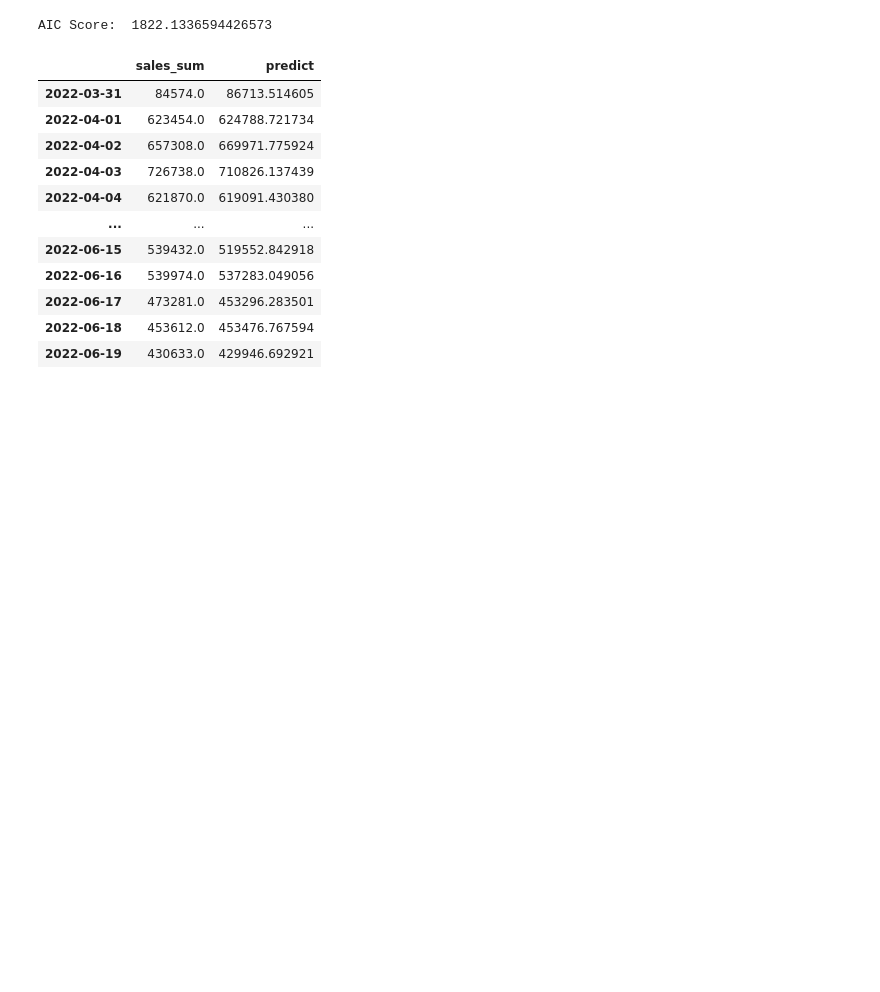
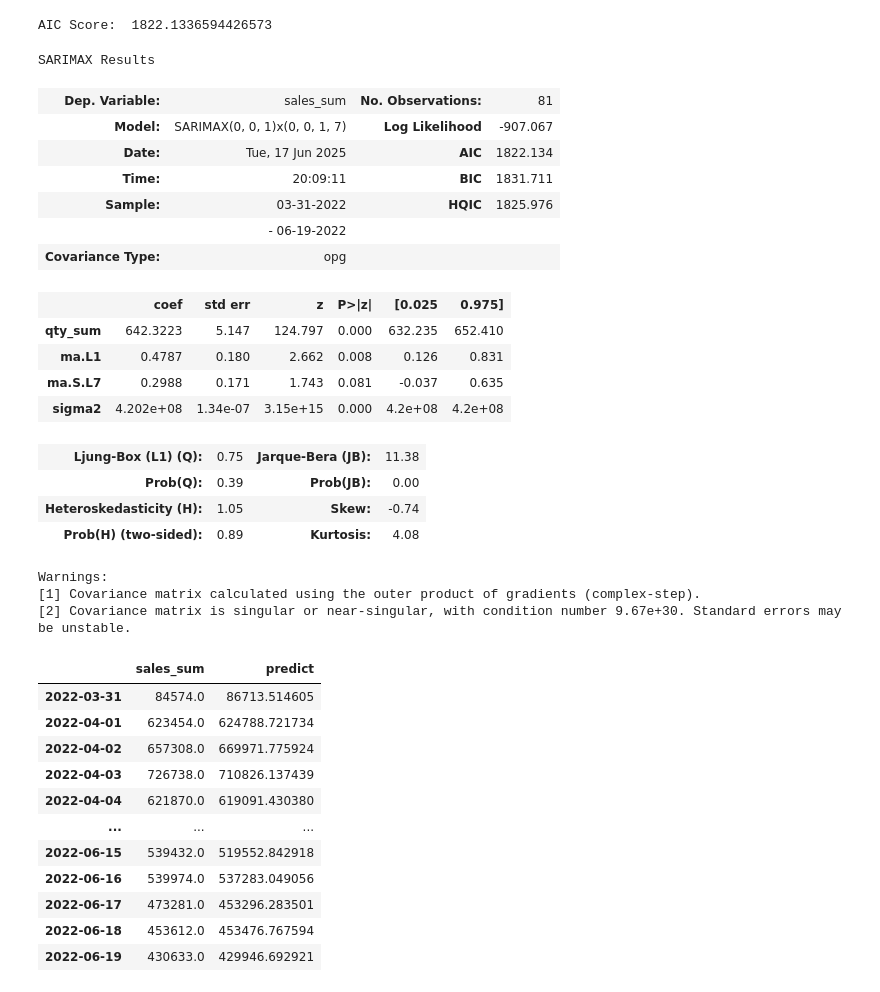
Before and after one commit to FTDS-assignment-bay/p2-final-project-ftds-027-hck-group-002, a Jupyter notebook: timeseries/forecasting_model.ipynb, the cells around one changed output. Cells and saved outputs as stored; diff of their text form; code cells hidden in the pictures; blank space fills up the shorter version.

```diff
--- a/timeseries/forecasting_model.ipynb
+++ b/timeseries/forecasting_model.ipynb
@@ -273,6 +277,29 @@ result_sar_exog = model_sar_exog.fit()
 print("AIC Score: ", result_sar_exog.aic)
 # %% [output]
 AIC Score:  1822.1336594426573
+# %%
+result_sar_exog.summary()
+# %% [output]
+SARIMAX Results
+| Dep. Variable: | sales_sum | No. Observations: | 81 |
+| Model: | SARIMAX(0, 0, 1)x(0, 0, 1, 7) | Log Likelihood | -907.067 |
+| Date: | Tue, 17 Jun 2025 | AIC | 1822.134 |
+| Time: | 20:09:11 | BIC | 1831.711 |
+| Sample: | 03-31-2022 | HQIC | 1825.976 |
+|  | - 06-19-2022 |  |  |
+| Covariance Type: | opg |  |  |
+|  | coef | std err | z | P>|z| | [0.025 | 0.975] |
+| qty_sum | 642.3223 | 5.147 | 124.797 | 0.000 | 632.235 | 652.410 |
+| ma.L1 | 0.4787 | 0.180 | 2.662 | 0.008 | 0.126 | 0.831 |
+| ma.S.L7 | 0.2988 | 0.171 | 1.743 | 0.081 | -0.037 | 0.635 |
+| sigma2 | 4.202e+08 | 1.34e-07 | 3.15e+15 | 0.000 | 4.2e+08 | 4.2e+08 |
+| Ljung-Box (L1) (Q): | 0.75 | Jarque-Bera (JB): | 11.38 |
+| Prob(Q): | 0.39 | Prob(JB): | 0.00 |
+| Heteroskedasticity (H): | 1.05 | Skew: | -0.74 |
+| Prob(H) (two-sided): | 0.89 | Kurtosis: | 4.08 |
+Warnings:
+[1] Covariance matrix calculated using the outer product of gradients (complex-step).
+[2] Covariance matrix is singular or near-singular, with condition number 9.67e+30. Standard errors may be unstable.
 # %%
 # Train prediction
 pred_train_sar_exog = result_sar_exog.predict(start=train['sales_sum'].index[0], end=train['sales_sum'].index[-1], exog= exog_vars)
```
Also changed, not shown: parts of 2 cells of this notebook.
